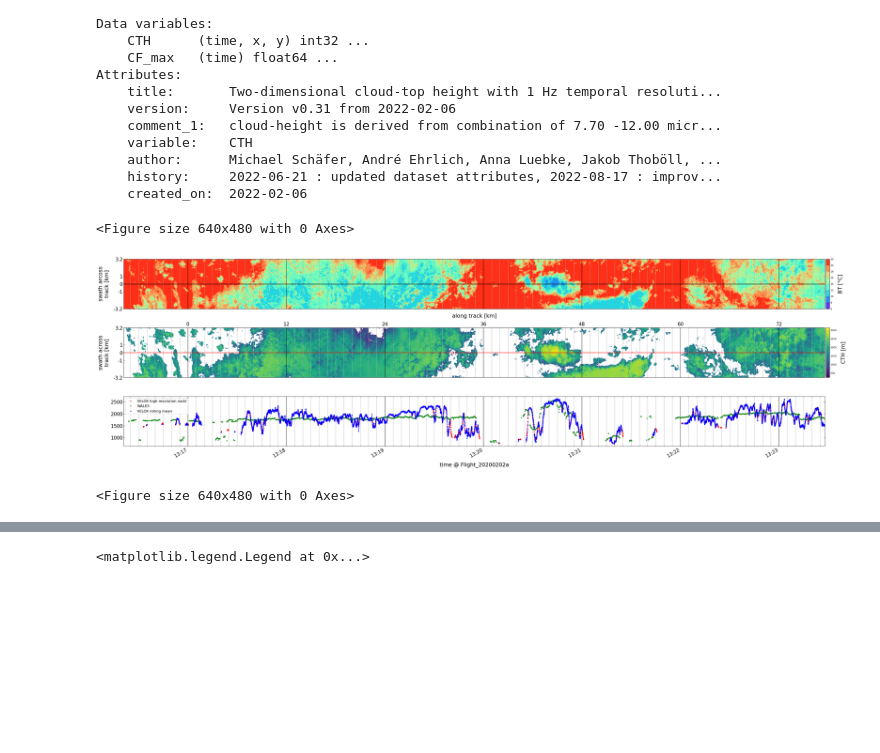
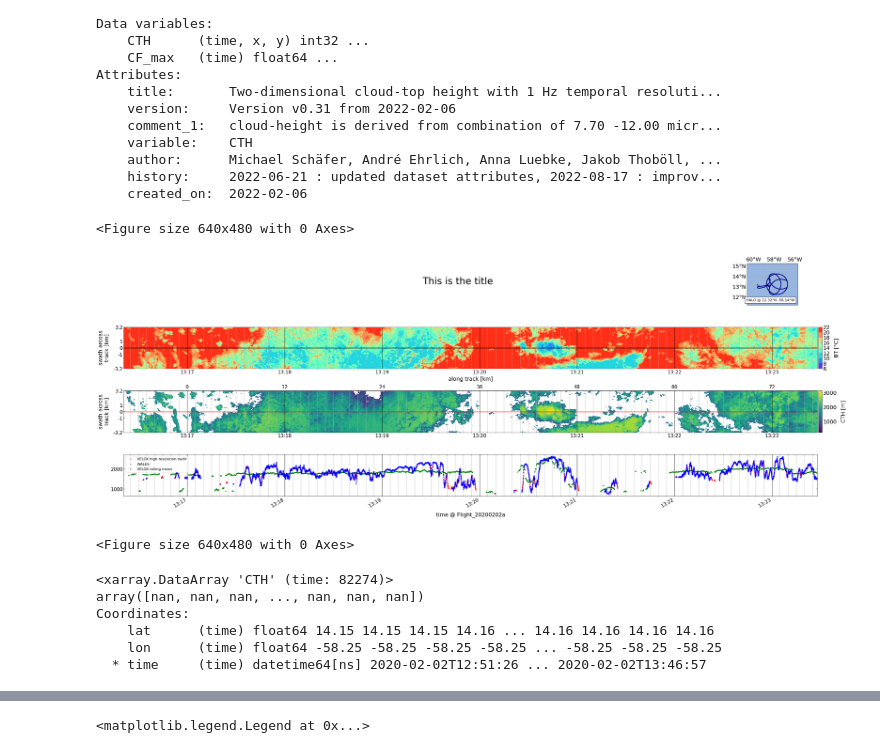
Before and after one commit to FranzFlink/VELOX_CTH, a Jupyter notebook: CTH_coffs_notebook.ipynb, the cells around one changed output, grey strips where cells are left out. Saved outputs shown, nothing was run; the diff lists cells and outputs as text; code cells hidden in the pictures; blank space fills up the shorter version.

```diff
--- a/CTH_coffs_notebook.ipynb
+++ b/CTH_coffs_notebook.ipynb
@@ -331,8 +331,8 @@ plt.rcParams.update({'font.size': 12,
                      'axes.labelpad': 14,
                      'lines.linewidth': 1,
                      'lines.markersize': 10,
-                     'xtick.labelsize' : 16,
-                     'ytick.labelsize' : 16,
+                     'xtick.labelsize' : 18,
+                     'ytick.labelsize' : 18,
                      'xtick.top' : True,
                      'xtick.direction' : 'in',
                      'ytick.right' : True,
@@ -391,6 +391,60 @@ im2[im2 == 0] = im2[im2 ==0] * np.nan
 interp_time = [pd.date_range(time[i][0], time[i+1][0], periods=len(time[i])).values for i in range(len(time) -1)]
 it = [item for sublist in interp_time for item in sublist]
 
+extent = [xrHALO.lon.min()-1, xrHALO.lon.max()+1, xrHALO.lat.min()-1, xrHALO.lat.max()+1]
+
+fig = plt.figure(figsize=(35, 12), layout="constrained")
+spec = fig.add_gridspec(4, 4, width_ratios=[1, 1, 1, .5])
+ax0 = fig.add_subplot(spec[0, 3], projection=crs.PlateCarree())
+axt = fig.add_subplot(spec[0, :3])
+axt.set_axis_off()
+axt.text(0.5, 0.5, "This is the title", fontsize=32)
+
+
+ax0.scatter(xrHALO.lon.values, xrHALO.lat.values, transform=crs.PlateCarree(), s=1, zorder=3, label='scatter',linestyle='--', color='darkblue')
+ax0.set_extent(extent)
+
+gl = ax0.gridlines(draw_labels=True, dms=True, x_inline=False, y_inline=False)
+
+
+land_10m = cfeature.NaturalEarthFeature('physical', 'land', '10m',
+                                        edgecolor='black', linewidth=3,
+                                        facecolor='gold')
+
+ocean_10m = cfeature.NaturalEarthFeature('physical', 'ocean', '10m',
+                                        edgecolor='face',
+                                        facecolor=cfeature.COLORS['water'])
+
+ax0.add_feature(land_10m)
+ax0.add_feature(ocean_10m)
+
+lat = 12.32
+lon = -58.14
+text = AnchoredText(f'HALO @ {lat:.2f}°N {lon:.2f}°W',
+                    loc=4, prop={'size': 12}, frameon=True)
+ax0.add_artist(text)
+
+gl.xlabel_style = {'size': 18}
+gl.ylabel_style = {'size': 18}
+#gl.xlabel_style = {'color': 'red', 'weight': 'bold'}
+
+gl.ylabels_right = False
+gl.xlabels_bottom = False
+#gl.labels_left = False
+#gl.ylabels_top = False
+
+
+
+#ax0.set_extent(extent, crs=ccrs.PlateCarree())
+#ax0.add_feature(cfeature.LAND.with_scale('50m'))
+#ax0.coastlines(resolution='50m')
+#ax0.gridlines(draw_labels=True, dms=True, x_inline=False, y_inline=False)
+#ax0.scatter(xrHALO.lon.values[::10], xrHALO.lat.values[::10], s=0.1, c='blue')
+
+ax1 = fig.add_subplot(spec[1, :])
+ax2 = fig.add_subplot(spec[2, :], sharex = ax1)
+ax3 = fig.add_subplot(spec[3, :], sharex = ax1)
+
 
 cth_stripe = xr.Dataset(
     data_vars=dict(
@@ -405,7 +459,6 @@ cth_stripe = xr.Dataset(
 
 y_lims = [0, 640]
 
-fig, (ax1,ax2,ax3) = plt.subplots(3, figsize=(35,10), sharex=True)
 
 fig1 = ax1.contourf(im[:,view_start:view_stop], extent = [x_lims[0], x_lims[1],  y_lims[0], y_lims[1]],
         cmap='rainbow')
@@ -420,18 +473,19 @@ H_coarsed.sel(time=slice(lt[view_start], lt[view_stop])).plot(linestyle='', mark
 xrwl.cloud_top.sel(time=slice(lt[view_start], lt[view_stop])).plot(linestyle='', marker='.', markersize=5, c='g', ax=ax3, label='WALES')
 #xrcth.CTH.isel(x=slice(315,325),y=slice(251,261)).sel(time=slice(lt[view_start], lt[view_stop])).mean(dim={'x', 'y'}).plot(linestyle='', marker='.', markersize=5, c='b', ax=ax3, label='VELOX 2D')
 (cth_stripe.CTH.sel(time=slice(lt[view_start], lt[view_stop])).isel(swath=slice(315, 325)).mean(dim={'swath'}).rolling(time=10, center=True).mean() +dif.sel(time=slice(lt[view_start], lt[view_stop]))).plot(linestyle='', marker='.', markersize=5, c='b', label='VELOX rolling mean')
+#coffs.CTH.sel(time=slice(lt[view_start], lt[view_stop])).plot(linestyle='', marker='.', markersize=5, c='y', ax=ax3, label='coffs')
 
 
 divider = make_axes_locatable(ax1)
 cax = divider.append_axes('right', size='0.5%', pad=0.05)
-ax1.tick_params(axis='both', which='minor', labelsize=8)
+ax1.tick_params(axis='both', which='minor', labelsize=18)
 cb = fig.colorbar(fig1, cax=cax, orientation='vertical', label='BT [°C]')
-cb.ax.tick_params(labelsize=8)
+cb.ax.tick_params(labelsize=18)
 divider = make_axes_locatable(ax2)
 cax2 = divider.append_axes('right', size='0.5%', pad=0.05)
-ax2.tick_params(axis='both', which='minor', labelsize=8)
+ax2.tick_params(axis='both', which='minor', labelsize=18)
 cb2 = fig.colorbar(fig2, cax=cax2, orientation='vertical', label='CTH [m]')
-cb2.ax.tick_params(labelsize=8)
+cb2.ax.tick_params(labelsize=18)
 divider = make_axes_locatable(ax3)
 cax2 = divider.append_axes('right', size='0.5%', pad=0.05)
 cax2.set_visible(False)
@@ -449,32 +503,42 @@ date_form = DateFormatter("%H:%M")
 ax1.xaxis.set_major_formatter(date_form)
 ax3.set_xlabel(f'time @ {f}')
 ax3.xaxis.set_minor_locator(mdates.SecondLocator(bysecond=np.arange(0, 60, 5)))
 ax1.grid(which='minor')
 ax2.grid(which='minor')
 ax3.grid(which='minor')
 
 
 ax1.grid(which='major', lw=1, c='k')
 ax2.grid(which='major', lw=1, c='k')
 ax3.grid(which='major', lw=1, c='k')
 
 ax1.grid(which='both',visible=None, axis='y')
 ax2.grid(which='both',visible=None, axis='y')
 ax3.grid(which='both',visible=None, axis='y')
 
 # for ax in (ax1, ax2):
 #         ax4 = ax.twiny()
 #         ax4.set_xticks(ax.get_xticks())
 #         #ax4.set_xbound(ax.get_xbound())
 
 ax22 = ax2.secondary_xaxis('top')
 ax22.set_xlabel('along track [km]')
 ax22.set_xticks(ax2.get_xticks())
 ax22.set_xticklabels([0, 12, 24, 36, 48, 60, 72])
 
 plt.tight_layout(pad=0.5)
 plt.figure()
 # %% [output]
 <Figure size 640x480 with 0 Axes>
-[figure, old version]
+[figure, new version]
 <Figure size 640x480 with 0 Axes>
+# %%
+coffs.CTH
+dif
+# %% [output]
+<xarray.DataArray 'CTH' (time: 82274)>
+array([nan, nan, nan, ..., nan, nan, nan])
+Coordinates:
+    lat      (time) float64 14.15 14.15 14.15 14.16 ... 14.16 14.16 14.16 14.16
+    lon      (time) float64 -58.25 -58.25 -58.25 -58.25 ... -58.25 -58.25 -58.25
+  * time     (time) datetime64[ns] 2020-02-02T12:51:26 ... 2020-02-02T13:46:57
```
Also changed, not shown: parts of 7 cells of this notebook, 9 other files.
